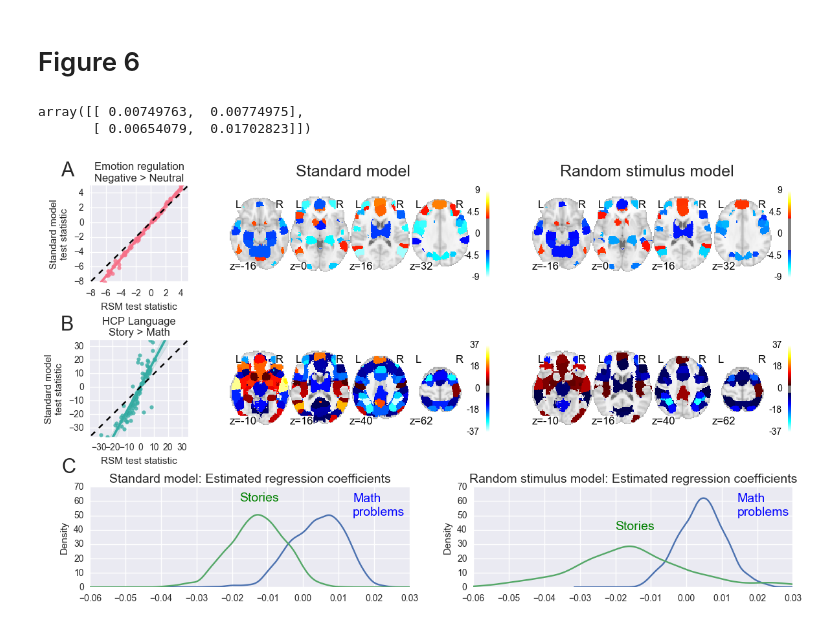
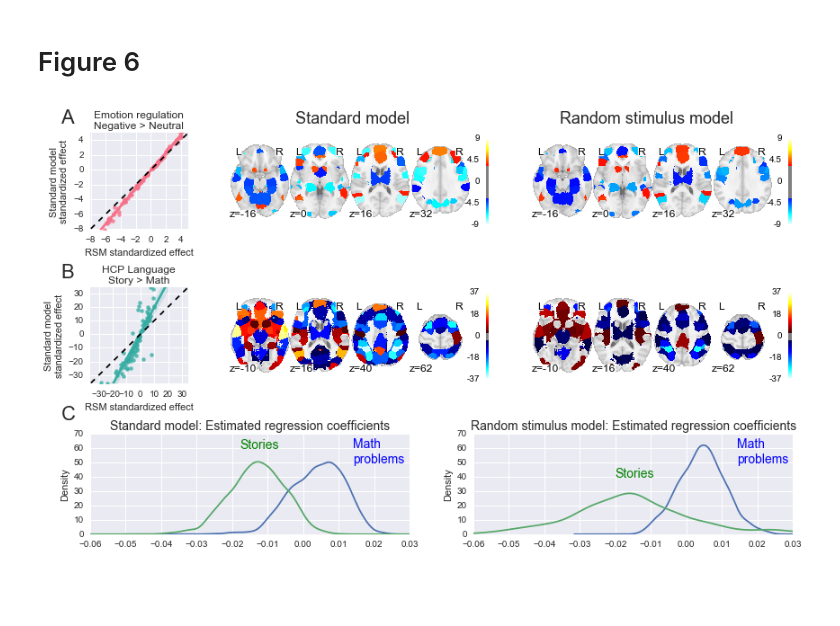
Before and after one commit to PsychoinformaticsLab/nipymc, a Jupyter notebook: figures/figures2to6.ipynb, the cells around one changed output. Drawn from its saved outputs; the diff is of its cells as text; code cells hidden in the pictures; blank space fills up the shorter version.

```diff
--- a/figures/figures2to6.ipynb
+++ b/figures/figures2to6.ipynb
@@ -235,8 +255,8 @@ for i in range(n_r):
         bounds = [np.min(fixed), np.max(fixed)]
         scatter_ax.set_xlim(bounds)
         scatter_ax.set_ylim(bounds)
-        scatter_ax.set_xlabel('RSM test statistic')
-        scatter_ax.set_ylabel('Standard model\ntest statistic')
+        scatter_ax.set_xlabel('RSM standardized effect')
+        scatter_ax.set_ylabel('Standard model\nstandardized effect')
         scatter_ax.set_title(label)
         scatter_ax.plot([-100, 100], [-100, 100], linestyle='dashed', color='k')
 
@@ -270,4 +290,6 @@ for i,x in enumerate(['A','B','C','D','E']):
     plt.subplot(grid[i, 0]).text(x=lim[i][0] - .3*(lim[i][1]-lim[i][0]),
                                  y=lim[i][1] + .1*(lim[i][1]-lim[i][0]),
                                  s=x, fontsize=22)
+
+plt.savefig('figure4.png', dpi=300)
 # %% [output]
@@ -330,7 +353,7 @@ gs01 = GridSpecFromSubplotSpec(1, 2, subplot_spec=gs0[2])
 colors = sns.color_palette('husl', n_r)
 
 
-# First panel: Test statistic scatter plots & brain maps
+# First panel: Standardized effect scatter plots & brain maps
 
 
 for i in range(n_r):
@@ -364,8 +387,8 @@ for i in range(n_r):
         bounds = [np.min(fixed), np.max(fixed)]
         scatter_ax.set_xlim(bounds)
         scatter_ax.set_ylim(bounds)
-        scatter_ax.set_xlabel('RSM test statistic')
-        scatter_ax.set_ylabel('Standard model\ntest statistic')
+        scatter_ax.set_xlabel('RSM standardized effect')
+        scatter_ax.set_ylabel('Standard model\nstandardized effect')
         scatter_ax.set_title(label)
         scatter_ax.plot([-100, 100], [-100, 100], linestyle='dashed', color='k')
 
@@ -407,33 +430,33 @@ ax1 = plt.subplot(gs01[:, 1])
 pd.DataFrame(lang_rand_r10_trace['b_condition'][burn:]).plot.kde(legend=False, ax=ax1)
 ax1.set_title('Random stimulus model: Estimated regression coefficients', fontsize=fs)
 ax1.text(x=means[1,0]+.01, y=50, s='Math\nproblems', color='blue', fontsize=fs)
 ax1.text(x=means[1,1]-.005, y=40, s='Stories', color='green', fontsize=fs)
 plt.xlim(-.06, .03)
 plt.ylim(0, 70)
 
 # label plots
 lim = [plt.subplot(gs00[i, 0]).get_xlim() for i in range(n_r)]
 plt.subplot(gs00[0, 0]).text(x=lim[0][0] - .3*(lim[0][1]-lim[0][0]),
                              y=lim[0][1] + .1*(lim[0][1]-lim[0][0]),
                              s="A", fontsize=22)
 plt.subplot(gs00[0, 0]).text(x=lim[0][1] + 1.1*(lim[0][1]-lim[0][0]),
                              y=lim[0][1] + .1*(lim[0][1]-lim[0][0]),
                              s="Standard model", fontsize=18)
 plt.subplot(gs00[0, 0]).text(x=lim[0][1] + 3.8*(lim[0][1]-lim[0][0]),
                              y=lim[0][1] + .1*(lim[0][1]-lim[0][0]),
                              s="Random stimulus model", fontsize=18)
 plt.subplot(gs00[1, 0]).text(x=lim[1][0] - .3*(lim[1][1]-lim[1][0]),
                              y=lim[1][1] + .1*(lim[1][1]-lim[1][0]),
                              s="B", fontsize=22)
 plt.subplot(gs01[0, 0]).text(x=-.068, y=80, s="C", fontsize=22)
 
 
 # compare SDs of posteriors
 # Posterior SD for Story condition expands by about 2.2
 # For math condition, the ratio is about .87
 np.vstack([lang_fix_r10_trace['b_condition'][burn:].std(0),
            lang_rand_r10_trace['b_condition'][burn:].std(0)])
+
+plt.savefig('figure6.png', dpi=300)
 # %% [output]
-array([[ 0.00749763,  0.00774975],
-       [ 0.00654079,  0.01702823]])
-[figure, old version]
+[figure, new version]
```
Also changed, not shown: parts of 6 cells of this notebook, 8 other files.
